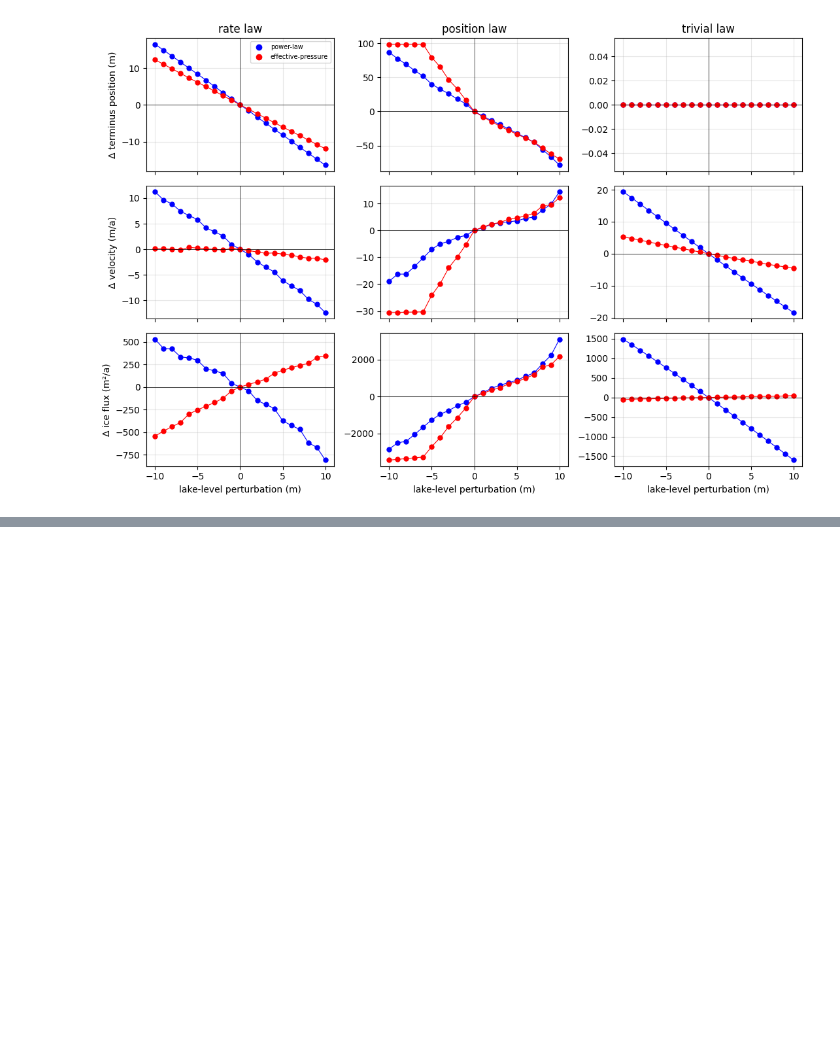
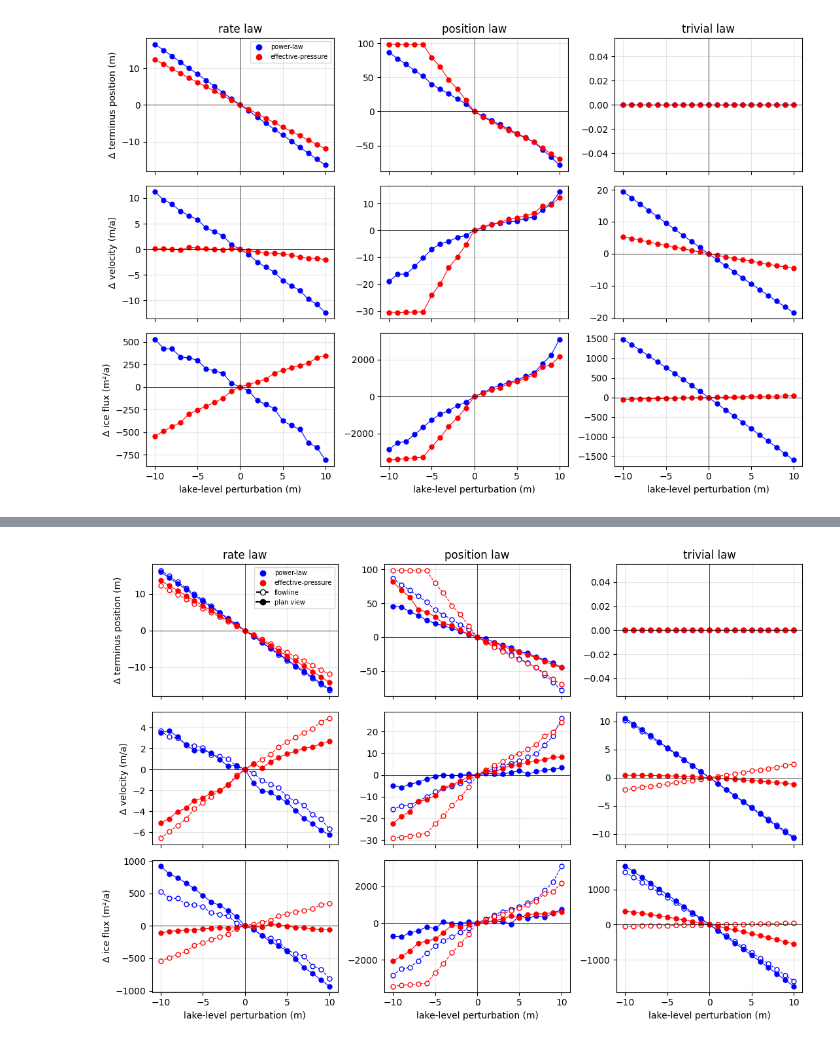
Before and after one commit to chrismiele/glimmer, a Jupyter notebook: issm/lake_terminating_ISSM_JGR_run.ipynb, the cells around one changed output, grey strips where cells are left out. Saved outputs shown, nothing was run; the diff lists cells and outputs as text; code cells hidden in the pictures; blank space fills up the shorter version.

```diff
--- a/issm/lake_terminating_ISSM_JGR_run.ipynb
+++ b/issm/lake_terminating_ISSM_JGR_run.ipynb
@@ -56,6 +56,7 @@ offsets = np.arange(-10, 10 + 1) #lake-level perturbations (m)
 ramp_time = 1 #each offset is reached by a linear ramp over one year (a)
 vertical_layers = 10 #evenly spaced layers in every model
 n_proc = min(8, len(os.sched_getaffinity(0))) #MPI processes for the plan-view models (at most the cores this session may use)
+speed_distance = 100 #in plan view (and for Luggye's flowline in Figure 7), the speed is measured this far behind the initial front (m)
 # %% [markdown]
 ## Sliding laws, depth averages and perturbation runs
 
@@ -773,13 +779,17 @@ for sliding_law in sliding_laws:
     reference = references[sliding_law]
     for calving_law in calving_laws:
         r = saved_L.setdefault((sliding_law, calving_law), {'L': [], 'u_t': [], 'flux': []})
-        for offset in tqdm.tqdm(offsets[len(r['L']):], desc = f'{sliding_law}, {calving_law}'):
+        if 'u_100' not in r: #runs saved without the speed behind the terminus are made again
+            r.update({'L': [], 'u_t': [], 'flux': [], 'u_100': []})
+        for offset in tqdm.tqdm(offsets[len(r['L']):], desc = f'{sliding_law}, {calving_law}', disable = len(r['L']) == len(offsets)):
             md = flowline_mesh(model(), x_nodes_L)
             md = initialize_model(md, bed = reference['bed'], thickness = reference['H'], spcthickness = dirichlet(md, (x == 0, reference['H'])), **params_L)
             L, u_t, flux = perturbation_run(md, sliding_law, C_L, calving_law, offset, reference['k'], reference['f_star'], Δt_L)
             r['L'].append(L)
             r['u_t'].append(u_t)
             r['flux'].append(flux)
+            x_p, ū = profile(md, depth_average(md, md.initialization.vx)) #the final state's velocity
+            r['u_100'].append(np.interp(L_L - speed_distance, x_p, ū)) #speed_distance behind the initial terminus, as in plan view (Figure 7)
             np.save(save_file_L, saved_L)
 # %% [markdown]
 ## Figure 3: Luggye's response to the lake level
@@ -1096,0 +1051,14 @@ plt.show()
+# %%
+for sliding_law in sliding_laws:
+    reference = references_L2[sliding_law]
+    for calving_law in calving_laws:
+        r = saved_L2.setdefault((sliding_law, calving_law), {'L': [], 'u_t': [], 'flux': []})
+        if r.get('speed') != f'{speed_distance} m behind the initial front': #runs made with another speed measure are made again
+            r.update({'L': [], 'u_t': [], 'flux': [], 'speed': f'{speed_distance} m behind the initial front'})
+        for offset in tqdm.tqdm(offsets_L2[len(r['L']):], desc = f'{sliding_law}, {calving_law}', disable = len(r['L']) == len(offsets_L2)):
+            L, u_t, flux = perturbation_run_2d(reference['model'], sliding_law, C_L, calving_law, offset,
+                                               reference['k'], reference['f_star'], Δt_L, W_L, points_L2)
+            r['L'].append(L)
+            r['u_t'].append(u_t)
+            r['flux'].append(flux)
+            np.save(save_file_L2, saved_L2)
@@ -1096,0 +1069,26 @@ plt.show()
+# %%
+fig, axes = plt.subplots(3, 3, figsize = (11, 7.5), sharex = True)
+for j, calving_law in enumerate(calving_laws):
+    for sliding_law in sliding_laws:
+        for results, x_off, speed, style in [(saved_L, offsets, 'u_100', dict(linestyle = 'dashed', markerfacecolor = 'white')),
+                                             (saved_L2, np.asarray(offsets_L2), 'u_t', dict(linestyle = 'solid'))]:
+            r = results[(sliding_law, calving_law)]
+            for i, key in enumerate(['L', speed, 'flux']):
+                y = np.array(r[key])
+                axes[i, j].plot(x_off, y - y[x_off == 0], color = colors[sliding_law], marker = 'o', markersize = 5, linewidth = 0.8, **style)
+    axes[0, j].set_title(calving_law)
+    axes[2, j].set_xlabel('lake-level perturbation (m)')
+for i, label in enumerate(['Δ terminus position (m)', 'Δ velocity (m/a)', 'Δ ice flux (m²/a)']):
+    axes[i, 0].set_ylabel(label)
+for ax in axes.ravel():
+    ax.axhline(0, color = 'k', linewidth = 0.5)
+    ax.axvline(0, color = 'k', linewidth = 0.5)
+    ax.grid(alpha = 0.3)
+handles = [Line2D([], [], color = colors[s], marker = 'o', linewidth = 0, label = s) for s in sliding_laws]
+handles += [Line2D([], [], color = 'k', marker = 'o', markerfacecolor = 'white', linestyle = 'dashed', label = 'flowline'),
+            Line2D([], [], color = 'k', marker = 'o', linestyle = 'solid', label = 'plan view')]
+axes[0, 0].legend(handles = handles, fontsize = 7)
+plt.tight_layout()
+plt.show()
+# %% [output]
+[figure, added]
```
Also changed, not shown: parts of 57 cells of this notebook.
